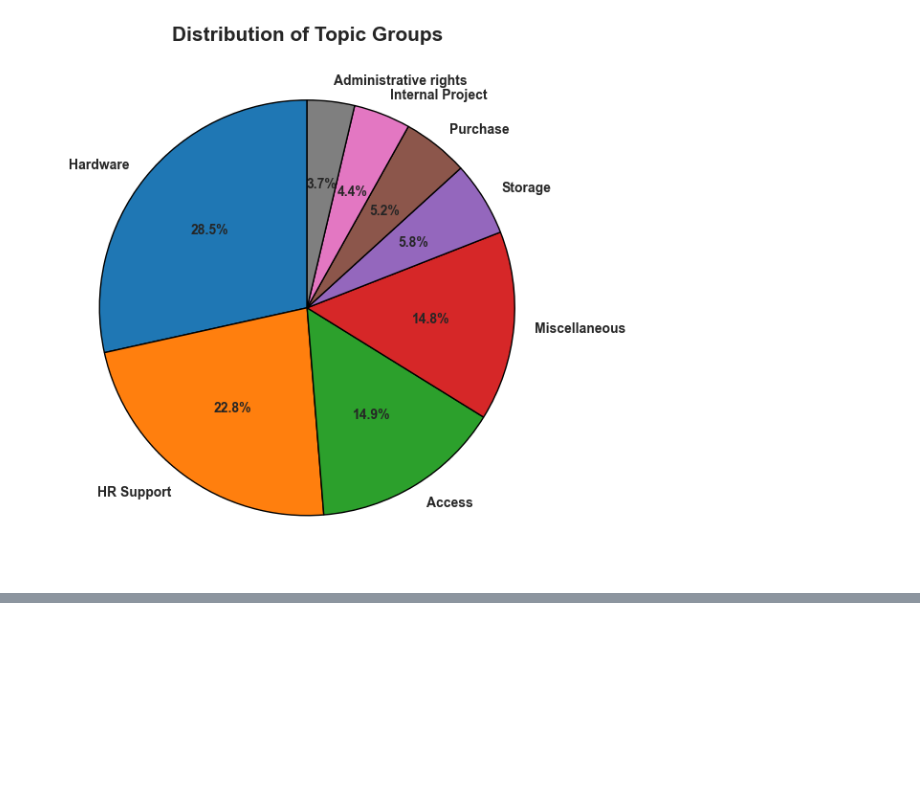
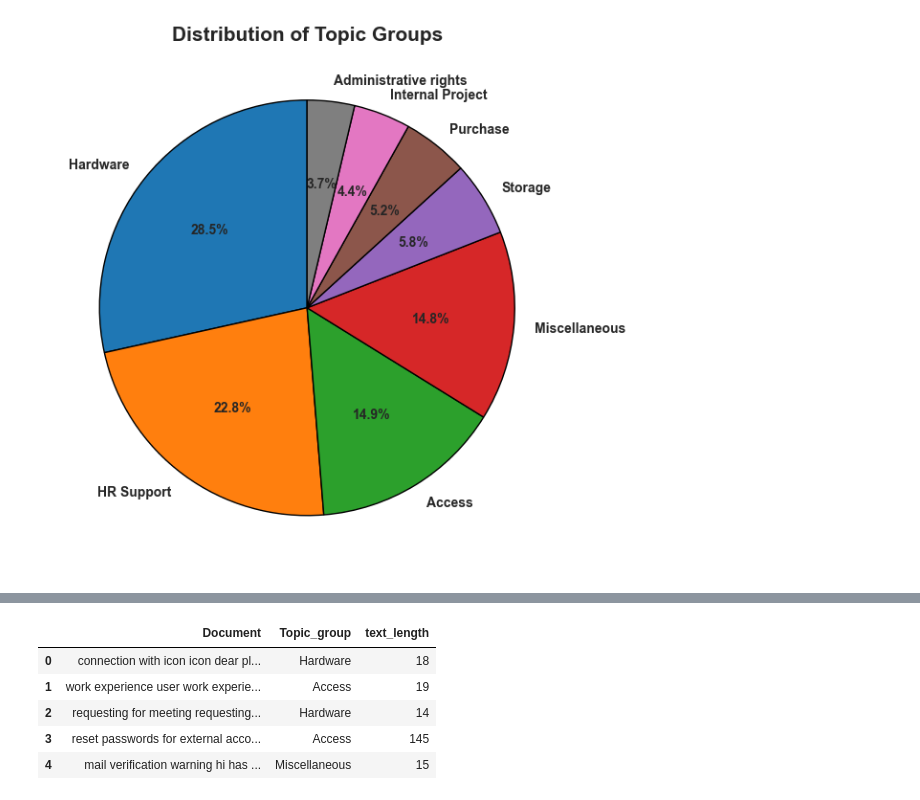
Before and after one commit to amandeep-singh28/Customer-Support-Ticket-Classification-NLP, a Jupyter notebook: Notebooks/01.ipynb, the cells around one changed output, grey strips where cells are left out. Cells and saved outputs as stored; diff of their text form; code cells hidden in the pictures; blank space fills up the shorter version.

```diff
--- a/Notebooks/01.ipynb
+++ b/Notebooks/01.ipynb
@@ -98,0 +110,9 @@ plt.show()
+# %%
+df.head()
+# %% [output]
+|  | Document | Topic_group | text_length |
+| 0 | connection with icon icon dear pl... | Hardware | 18 |
+| 1 | work experience user work experie... | Access | 19 |
+| 2 | requesting for meeting requesting... | Hardware | 14 |
+| 3 | reset passwords for external acco... | Access | 145 |
+| 4 | mail verification warning hi has ... | Miscellaneous | 15 |
```
Also changed, not shown: parts of 5 cells of this notebook.
